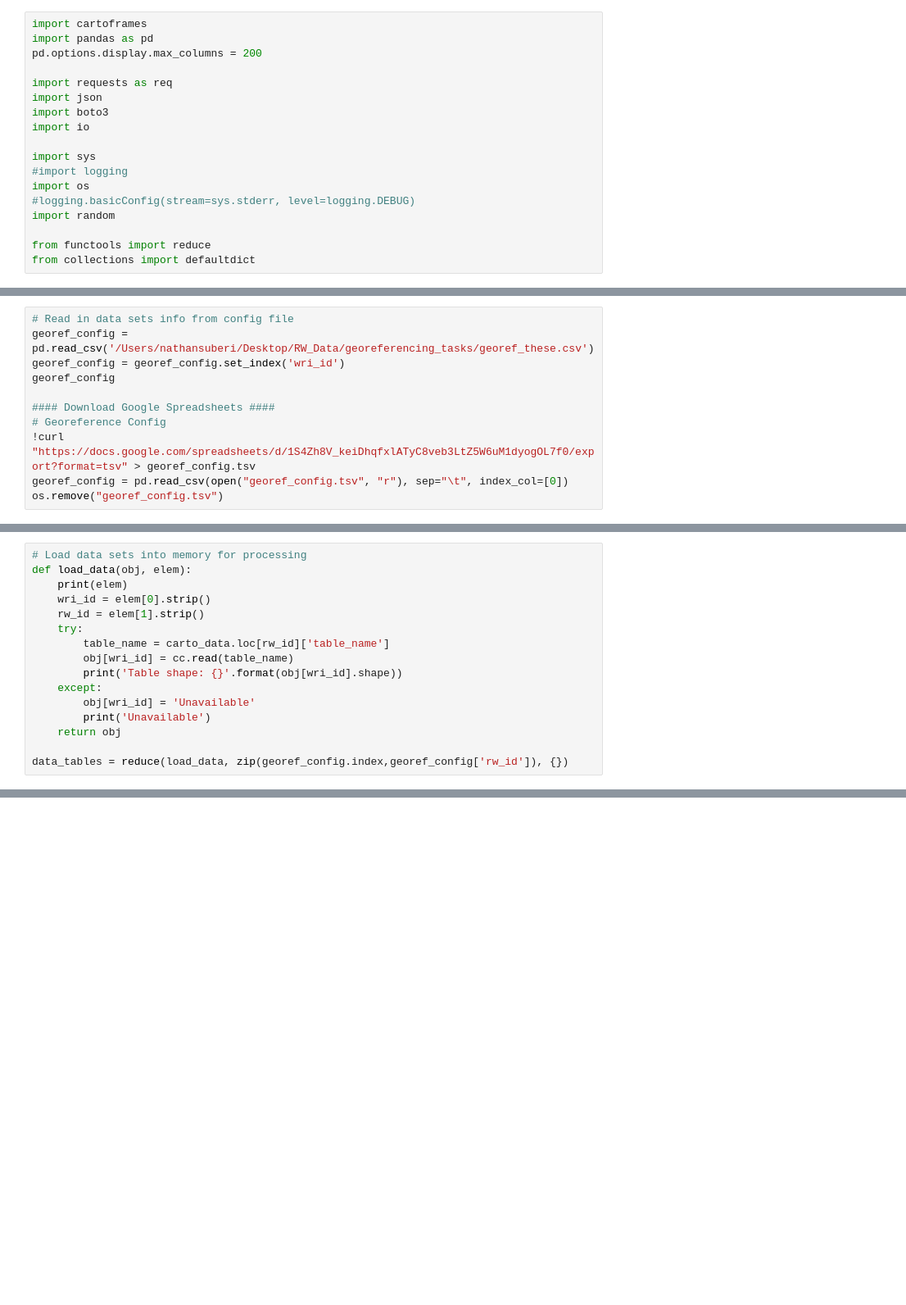
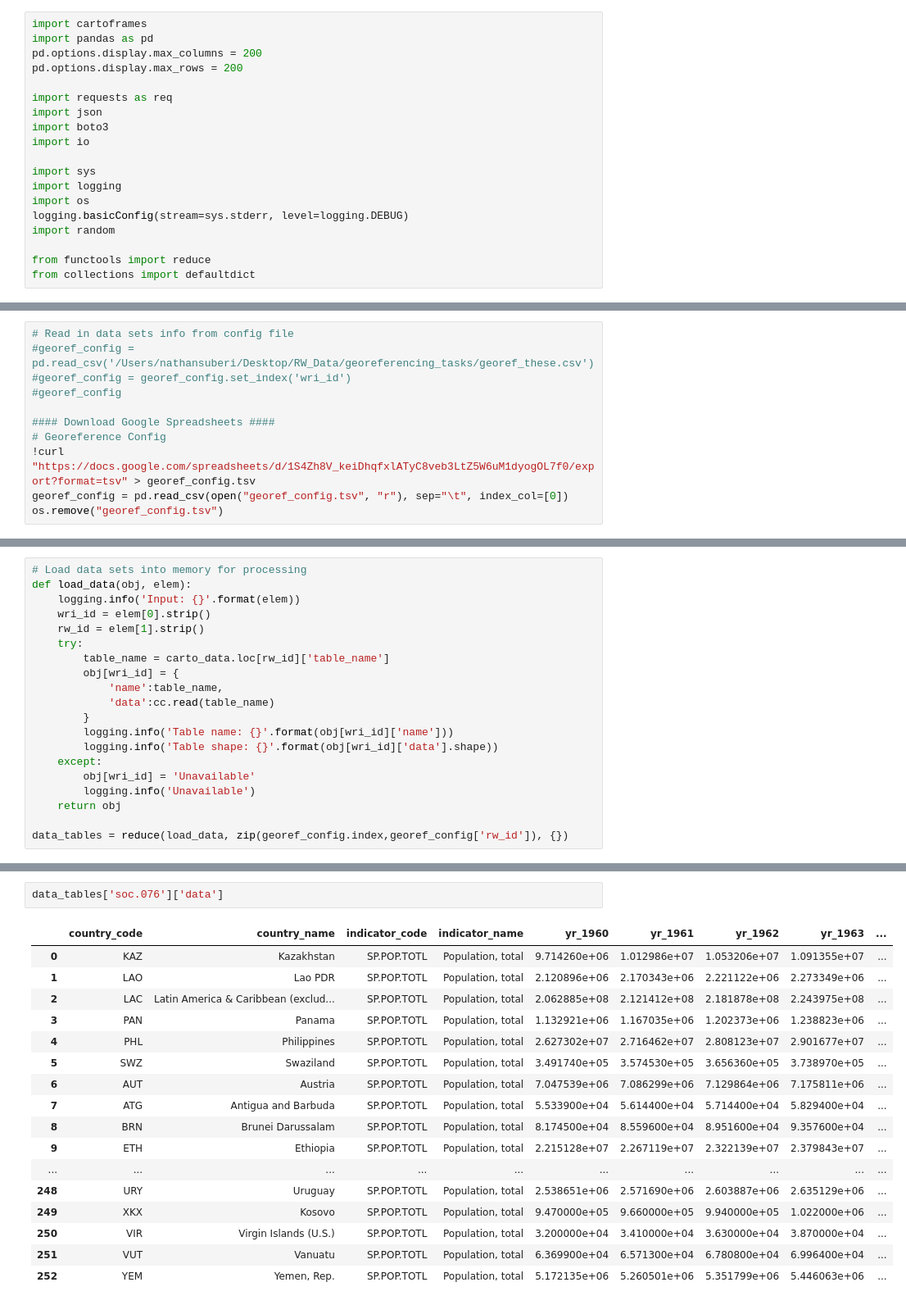
Before and after one commit to nsuberi/ResourceWatchCode, a Jupyter notebook: Metadata Management/Georeferencing Tool.ipynb, the cells around one changed output, grey strips where cells are left out. Shown at 82% size. Cells and saved outputs as stored; diff of their text form; blank space fills up the shorter version.

```diff
--- a/Metadata Management/Georeferencing Tool.ipynb
+++ b/Metadata Management/Georeferencing Tool.ipynb
@@ -4,6 +4,7 @@
 import cartoframes
 import pandas as pd
 pd.options.display.max_columns = 200
+pd.options.display.max_rows = 200
 
 import requests as req
 import json
@@ -11,9 +12,9 @@ import boto3
 import io
 
 import sys
-#import logging
+import logging
 import os
-#logging.basicConfig(stream=sys.stderr, level=logging.DEBUG)
+logging.basicConfig(stream=sys.stderr, level=logging.DEBUG)
 import random
 
 from functools import reduce
@@ -128,8 +133,8 @@ NameError: name 'cc' is not defined
 # %%
 # Read in data sets info from config file
-georef_config = pd.read_csv('/Users/nathansuberi/Desktop/RW_Data/georeferencing_tasks/georef_these.csv')
-georef_config = georef_config.set_index('wri_id')
-georef_config
+#georef_config = pd.read_csv('/Users/nathansuberi/Desktop/RW_Data/georeferencing_tasks/georef_these.csv')
+#georef_config = georef_config.set_index('wri_id')
+#georef_config
 
 #### Download Google Spreadsheets ####
 # Georeference Config
@@ -159,16 +154,20 @@ os.remove("georef_config.tsv")
 # %%
 # Load data sets into memory for processing
 def load_data(obj, elem):
-    print(elem)
+    logging.info('Input: {}'.format(elem))
     wri_id = elem[0].strip()
     rw_id = elem[1].strip()
     try:
         table_name = carto_data.loc[rw_id]['table_name']
-        obj[wri_id] = cc.read(table_name)
-        print('Table shape: {}'.format(obj[wri_id].shape))
+        obj[wri_id] = {
+            'name':table_name,
+            'data':cc.read(table_name)
+        }
+        logging.info('Table name: {}'.format(obj[wri_id]['name']))
+        logging.info('Table shape: {}'.format(obj[wri_id]['data'].shape))
     except:
         obj[wri_id] = 'Unavailable'
-        print('Unavailable')
+        logging.info('Unavailable')
     return obj
 
 data_tables = reduce(load_data, zip(georef_config.index,georef_config['rw_id']), {})
@@ -454,0 +473,20 @@ Unavailable, skipping
+# %%
+data_tables['soc.076']['data']
+# %% [output]
+|  | country_code | country_name | indicator_code | indicator_name | yr_1960 | yr_1961 | yr_1962 | yr_1963 | ... |
+| 0 | KAZ | Kazakhstan | SP.POP.TOTL | Population, total | 9.714260e+06 | 1.012986e+07 | 1.053206e+07 | 1.091355e+07 | ... |
+| 1 | LAO | Lao PDR | SP.POP.TOTL | Population, total | 2.120896e+06 | 2.170343e+06 | 2.221122e+06 | 2.273349e+06 | ... |
+| 2 | LAC | Latin America & Caribbean (exclud... | SP.POP.TOTL | Population, total | 2.062885e+08 | 2.121412e+08 | 2.181878e+08 | 2.243975e+08 | ... |
+| 3 | PAN | Panama | SP.POP.TOTL | Population, total | 1.132921e+06 | 1.167035e+06 | 1.202373e+06 | 1.238823e+06 | ... |
+| 4 | PHL | Philippines | SP.POP.TOTL | Population, total | 2.627302e+07 | 2.716462e+07 | 2.808123e+07 | 2.901677e+07 | ... |
+| 5 | SWZ | Swaziland | SP.POP.TOTL | Population, total | 3.491740e+05 | 3.574530e+05 | 3.656360e+05 | 3.738970e+05 | ... |
+| 6 | AUT | Austria | SP.POP.TOTL | Population, total | 7.047539e+06 | 7.086299e+06 | 7.129864e+06 | 7.175811e+06 | ... |
+| 7 | ATG | Antigua and Barbuda | SP.POP.TOTL | Population, total | 5.533900e+04 | 5.614400e+04 | 5.714400e+04 | 5.829400e+04 | ... |
+| 8 | BRN | Brunei Darussalam | SP.POP.TOTL | Population, total | 8.174500e+04 | 8.559600e+04 | 8.951600e+04 | 9.357600e+04 | ... |
+| 9 | ETH | Ethiopia | SP.POP.TOTL | Population, total | 2.215128e+07 | 2.267119e+07 | 2.322139e+07 | 2.379843e+07 | ... |
+| ... | ... | ... | ... | ... | ... | ... | ... | ... | ... |
+| 248 | URY | Uruguay | SP.POP.TOTL | Population, total | 2.538651e+06 | 2.571690e+06 | 2.603887e+06 | 2.635129e+06 | ... |
+| 249 | XKX | Kosovo | SP.POP.TOTL | Population, total | 9.470000e+05 | 9.660000e+05 | 9.940000e+05 | 1.022000e+06 | ... |
+| 250 | VIR | Virgin Islands (U.S.) | SP.POP.TOTL | Population, total | 3.200000e+04 | 3.410000e+04 | 3.630000e+04 | 3.870000e+04 | ... |
+| 251 | VUT | Vanuatu | SP.POP.TOTL | Population, total | 6.369900e+04 | 6.571300e+04 | 6.780800e+04 | 6.996400e+04 | ... |
+| 252 | YEM | Yemen, Rep. | SP.POP.TOTL | Population, total | 5.172135e+06 | 5.260501e+06 | 5.351799e+06 | 5.446063e+06 | ... |
```
Also changed, not shown: parts of 23 cells of this notebook, 2 other files.
